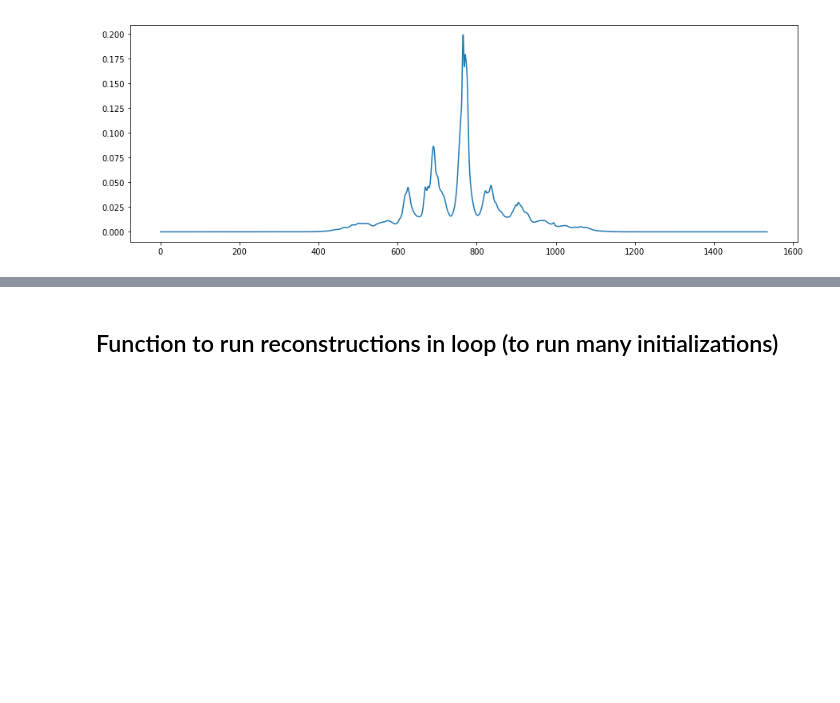
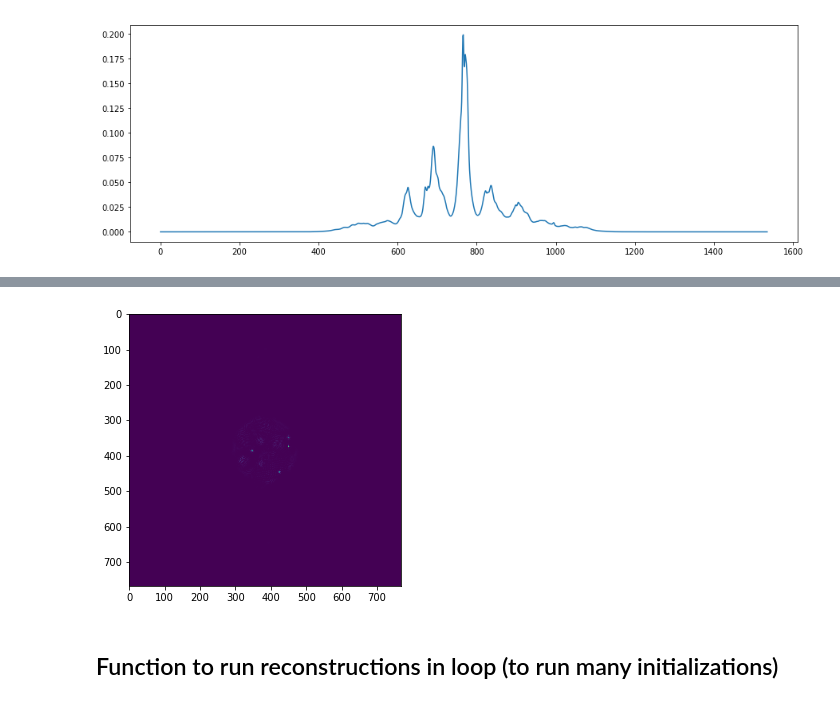
Before and after one commit to antipa/Randoscope_dev, a Jupyter notebook: RandoscopeXCorrMinTF-RadiusLearning.ipynb, the cells around one changed output, grey strips where cells are left out. Saved outputs shown, nothing was run; the diff lists cells and outputs as text; code cells hidden in the pictures; blank space fills up the shorter version.

```diff
--- a/RandoscopeXCorrMinTF-RadiusLearning.ipynb
+++ b/RandoscopeXCorrMinTF-RadiusLearning.ipynb
@@ -464,3 +485,25 @@ for i in range(30):
+# %%
+def plot_psf_stack(model):
+    T,aper=make_lenslet_tf(model)
+    test2 = model.gen_psf_stack(T, aper, .5)
+    test = model.gen_stack_spectrum(test2)
+    test3=model.gen_correlation_stack(test)
+    #ax[0].imshow(T)
+    #plt.plot((model.dc_mask * tf.abs(test[1]))[-1,:200].numpy())
+    #plt.plot((model.dc_mask * model.target_F)[-1,:200].numpy())
+    for z in range(len(test2)):
+        fig = plt.figure(figsize=(15,5))
+        plt.cla()
+        plt.imshow(test2[z].numpy())
+        #plt.plot(np.abs(test3[z][model.samples[0],:]))
+
+        display.display(fig)
+        display.clear_output(wait=True)
+        plt.pause(.5)
+# %%
+plot_psf_stack(model)
+# %% [output]
+[figure, added]
 # %% [markdown]
 ## Function to run reconstructions in loop (to run many initializations)
 # %%
```
Also changed, not shown: parts of 4 cells of this notebook.
